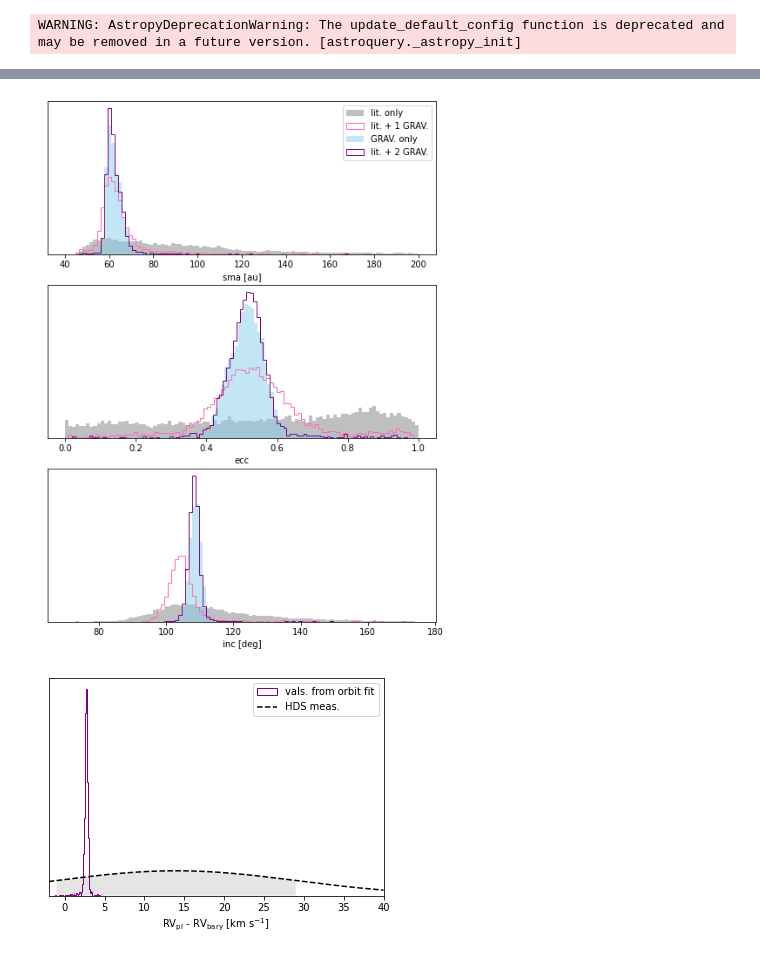
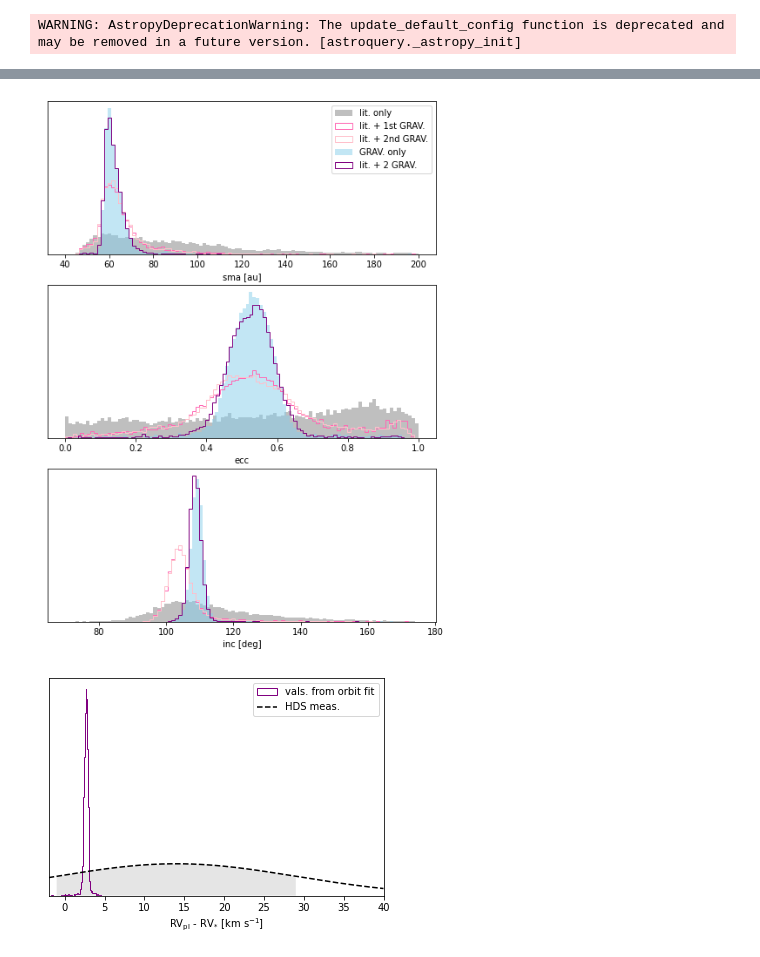
Before and after one commit to sblunt/hip65426, a Jupyter notebook: orbit_plots.ipynb, the cells around one changed output, grey strips where cells are left out. Saved outputs shown, nothing was run; the diff lists cells and outputs as text; code cells hidden in the pictures.

```diff
--- a/orbit_plots.ipynb
+++ b/orbit_plots.ipynb
@@ -14,6 +15,9 @@ nograv_results.load_results('results/with_literature_astrom/chains.hdf5')
 
 onegrav_results = Results()
 onegrav_results.load_results('results/with_literature_astromwith_first_vlti_point/chains.hdf5')
+
+other_onegrav_results = Results()
+other_onegrav_results.load_results('results/with_literature_astromwith_second_vlti_point/chains.hdf5')
 
 twograv_results = Results()
 twograv_results.load_results('results/with_literature_astromwith_first_vlti_pointwith_second_vlti_point/chains.hdf5')
@@ -24,11 +28,22 @@ onlygrav_results.load_results('results/with_first_vlti_pointwith_second_vlti_poi
 fixed_ecc_results = Results()
 fixed_ecc_results.load_results('results/with_literature_astromwith_first_vlti_pointwith_second_vlti_point_fixed_ecc/chains.hdf5')
 
-all_results = [nograv_results, onegrav_results, twograv_results, onlygrav_results, fixed_ecc_results]
+lin_ecc_results = Results()
+lin_ecc_results.load_results('results/with_literature_astromwith_first_vlti_pointwith_second_vlti_point_linear_ecc/chains.hdf5')
+
+all_results = {
+    nograv_results: 'literature data only',
+    onegrav_results:'literature + GRAVITY epoch 1' ,
+    other_onegrav_results: 'literature + GRAVITY epoch 2',
+    twograv_results: '\\textbf{all data (accepted fit)}',
+    onlygrav_results:'GRAVITY data only',
+    fixed_ecc_results: 'all data, ecc. fixed to 0',
+    lin_ecc_results:'all data, decreasing ecc. prior'
+}
 # %%
 # make MCMC convergence plots
 
-param = 'inc1'
+param = 'pan1'
 
 for res in all_results:
     smas = res.post[:, res.system.param_idx[param]]
@@ -52,32 +67,33 @@ for res in all_results:
 # %%
 # plot all the sma, ecc, and inc posteriors
 fig, ax = plt.subplots(3, 1, figsize=(8,11))
 for a in ax:
     a.set_yticks([])
 
 ax[0].set_xlabel('sma [au]')
 ax[1].set_xlabel('ecc')
 ax[2].set_xlabel('inc [deg]')
 
 plot_dict = {
     nograv_results: {'ec': None, 'fc': 'grey', 'alpha': 0.5, 'histtype':'stepfilled'},
     onegrav_results: {'ec': 'hotpink', 'fc': 'white', 'histtype':'step'},
+    other_onegrav_results: {'ec': 'pink', 'fc': 'white', 'histtype':'step'},
     twograv_results: {'ec': 'purple', 'fc': 'white',  'histtype':'step'},
     onlygrav_results: {'ec': None, 'fc': 'skyblue',  'histtype':'stepfilled', 'alpha':0.5}
 }
 
 for res, lab in zip(
-    [nograv_results, onegrav_results, onlygrav_results, twograv_results],
-    ['lit. only', 'lit. + 1 GRAV.', 'GRAV. only', 'lit. + 2 GRAV.']
+    [nograv_results, onegrav_results, other_onegrav_results, onlygrav_results, twograv_results],
+    ['lit. only', 'lit. + 1st GRAV.', 'lit. + 2nd GRAV.', 'GRAV. only', 'lit. + 2 GRAV.']
 ):
-    ax[0].hist(res.post[:, res.system.param_idx['sma1']], bins=100, range=(40, 200), label=lab, **plot_dict[res])
-    ax[1].hist(res.post[:, res.system.param_idx['ecc1']], bins=100, **plot_dict[res])
-    ax[2].hist(np.degrees(res.post[:, res.system.param_idx['inc1']]), range=(70, 175), bins=100, **plot_dict[res])
+    ax[0].hist(res.post[:, res.system.param_idx['sma1']], bins=100, range=(40, 200), label=lab, **plot_dict[res], density=True)
+    ax[1].hist(res.post[:, res.system.param_idx['ecc1']], bins=100, **plot_dict[res], density=True)
+    ax[2].hist(np.degrees(res.post[:, res.system.param_idx['inc1']]), range=(70, 175), bins=100, **plot_dict[res], density=True)
 
 ax[0].legend()
 plt.savefig('results/plots/orbit_compare.png', dpi=250)
 # %% [output]
-[figure, old version]
+[figure, new version]
 # %%
 # plot the planetary RV vs the measurement
 
@@ -106,7 +122,7 @@ def norm(x, mu, sig):
 
 plt.plot(rv2plot, 10 * norm(rv2plot, rv_meas, rv_unc), label='HDS meas.', color='k', ls='--')
 plt.yticks([])
-plt.xlabel('RV$_{{\\rm pl}}$ - RV$_{{\\rm bary}}$ [km s$^{{-1}}$]')
+plt.xlabel('RV$_{{\\rm pl}}$ - RV$_{{*}}$ [km s$^{{-1}}$]')
 plt.xlim(-2,40)
 
 onesig_rvrange = np.linspace(rv_meas - rv_unc, rv_meas + rv_unc, int(1e3))
@@ -118,4 +134,4 @@ plt.fill_between(
 plt.legend()
 plt.savefig('results/plots/rv_meas.png', dpi=250)
 # %% [output]
-[figure, old version]
+[figure, new version]
```
Also changed, not shown: parts of 6 cells of this notebook.
